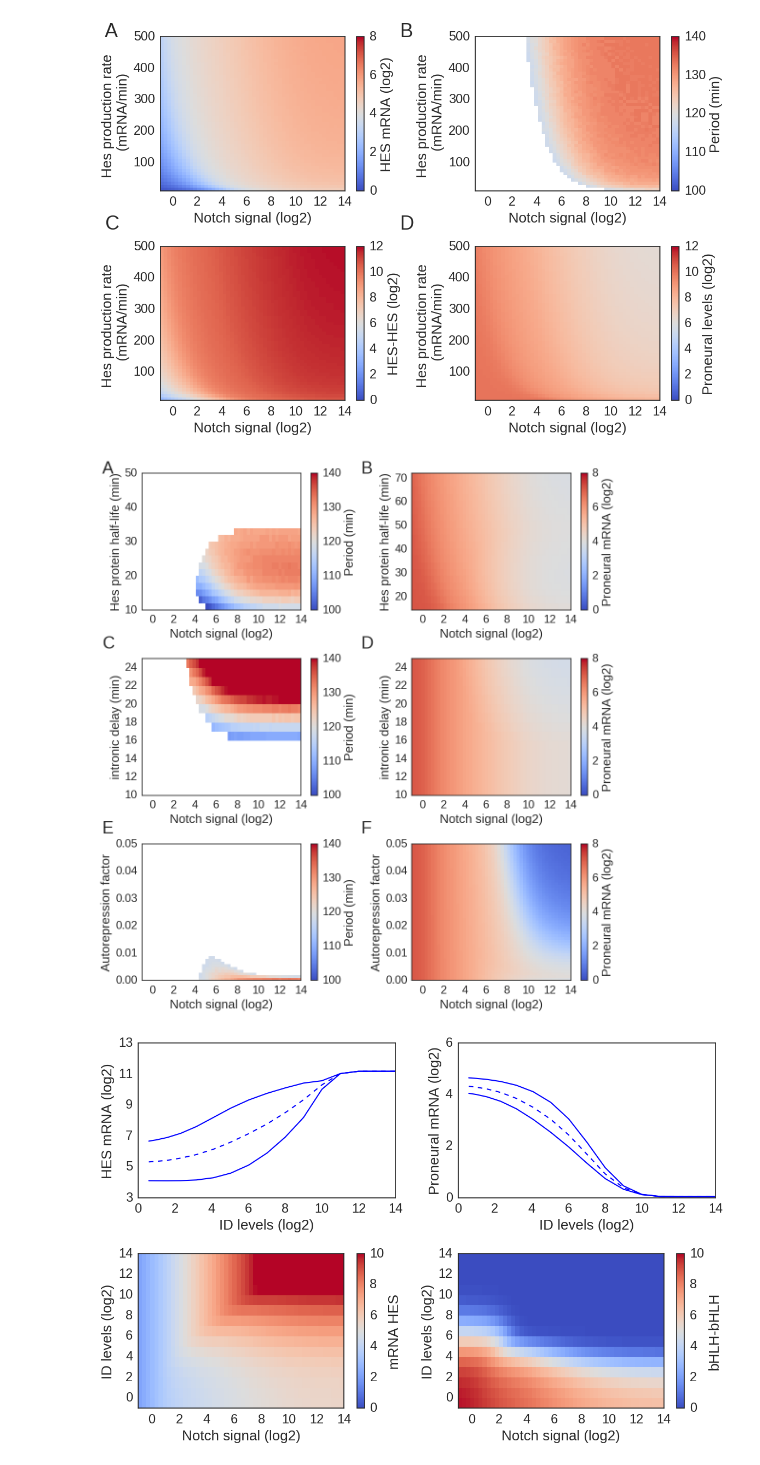
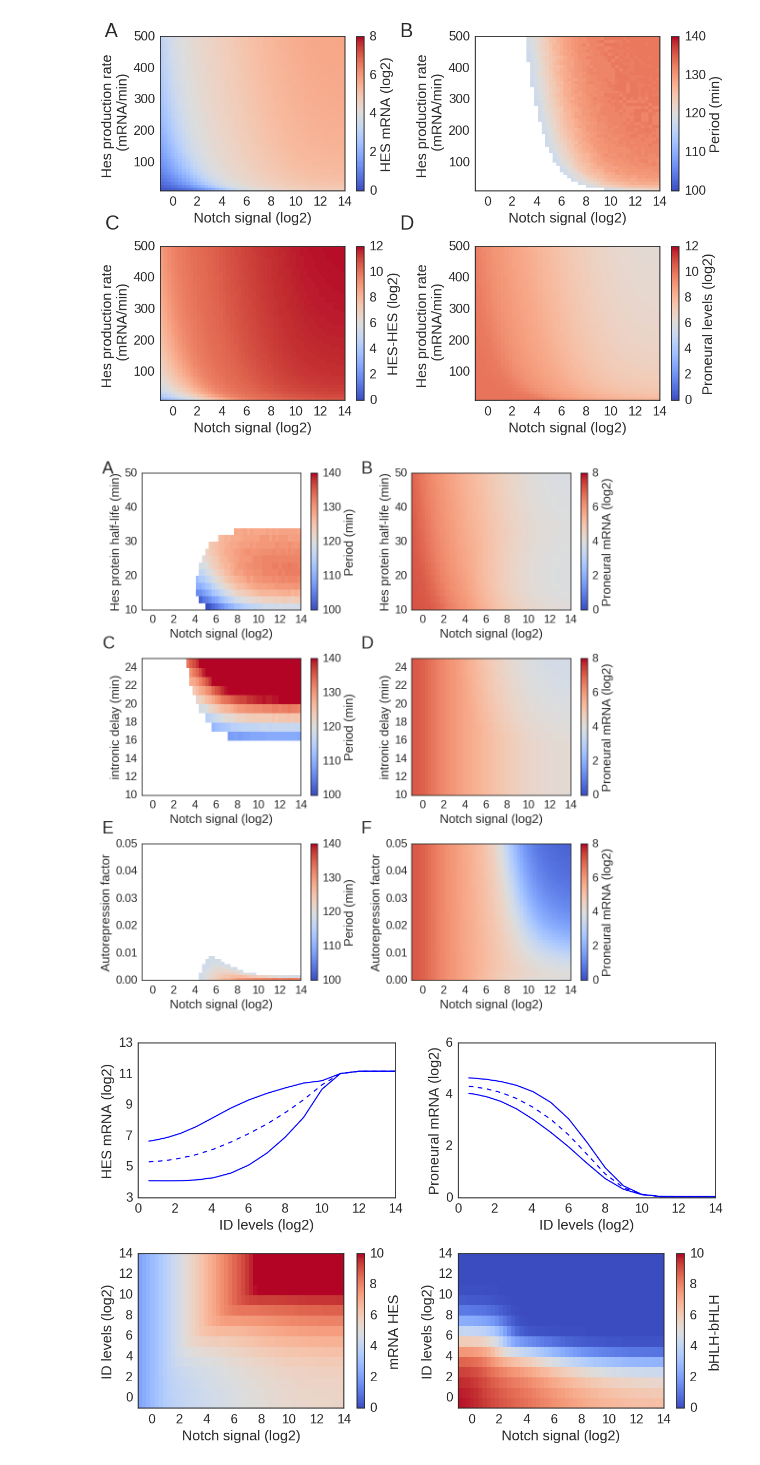
Before and after one commit to mboareto/InterplayNotchID_neurogenesis, a Jupyter notebook: InterplayNotch_IDs_modelling.ipynb, the cells around one changed output. Cells and saved outputs as stored; diff of their text form; code cells hidden in the pictures.

```diff
--- a/InterplayNotch_IDs_modelling.ipynb
+++ b/InterplayNotch_IDs_modelling.ipynb
@@ -151,34 +187,35 @@ ax.text(1.38, -.28, 'D', fontsize=26, transform=ax.transAxes)
 ax.text(-.25, -1.63,'E', fontsize=26, transform=ax.transAxes)
 ax.text(1.38, -1.63,'F', fontsize=26, transform=ax.transAxes)
 
 m = aux.phase_diagram(dde, p_dic, axis=['I', 'gp'], var=['m', 'pp', 'ma', 'aa'], trange=trange)
 aux.plot_pdiagram(m['m'], p_dic, axis=['I', 'gp'], label=label, k='T', cmap=cmap, ax=ax, clabel='Period (min)'
                  ,ylog=False, clim=[100, 140], nc=10)
 plt.yticks(np.arange(10, 51, 10)/np.log(2), np.arange(10, 51, 10))
 
 ax = plt.subplot2grid((3, 2), (0, 1), colspan=1, rowspan=1)
 aux.plot_pdiagram(m['ma'], p_dic, axis=['I', 'gp'], label=label, clim=[0, 8], cmap=cmap, ax=ax, clabel=label['ma']
                  ,ylog=False)
+plt.yticks(np.arange(10, 51, 10)/np.log(2), np.arange(10, 51, 10))
 
 m = aux.phase_diagram(dde, p_dic, axis=['I', 'ti'], var=['m', 'pp', 'ma', 'aa'], trange=trange)
 ax = plt.subplot2grid((3, 2), (1, 0), colspan=1, rowspan=1)
 aux.plot_pdiagram(m['m'], p_dic, axis=['I', 'ti'], label=label, k='T', cmap=cmap, ax=ax, clabel='Period (min)'
                  ,ylog=False, clim=[100, 140], nc=10)
 ax = plt.subplot2grid((3, 2), (1, 1), colspan=1, rowspan=1)
 aux.plot_pdiagram(m['ma'], p_dic, axis=['I', 'ti'], label=label, clim=[0, 8], cmap=cmap, ax=ax, clabel=label['ma']
                  ,ylog=False)
 
 m = aux.phase_diagram(dde, p_dic, axis=['I', 'l'], var=['m', 'pp', 'ma', 'aa'], trange=trange)
 ax = plt.subplot2grid((3, 2), (2, 0), colspan=1, rowspan=1)
 aux.plot_pdiagram(m['m'], p_dic, axis=['I', 'l'], label=label, k='T', cmap=cmap, ax=ax, clabel='Period (min)'
                  ,ylog=False, clim=[100, 140], nc=10)
 ax = plt.subplot2grid((3, 2), (2, 1), colspan=1, rowspan=1)
 aux.plot_pdiagram(m['ma'], p_dic, axis=['I', 'l'], label=label, clim=[0, 8], cmap=cmap, ax=ax, clabel=label['ma']
                  ,ylog=False)
 plt.tight_layout()
 #plt.savefig('../figures/Figure3_Notch_Hes_Proneurals.pdf', format='pdf')
 # %% [output]
-[figure, old version]
+[figure, new version]
 # %%
 # ------------------- Figure 2B-E ----------------------------
 f = plt.subplots(2, 2, figsize=(6*2, 4*2), sharex=False)
```
Also changed, not shown: parts of 1 cell of this notebook.
